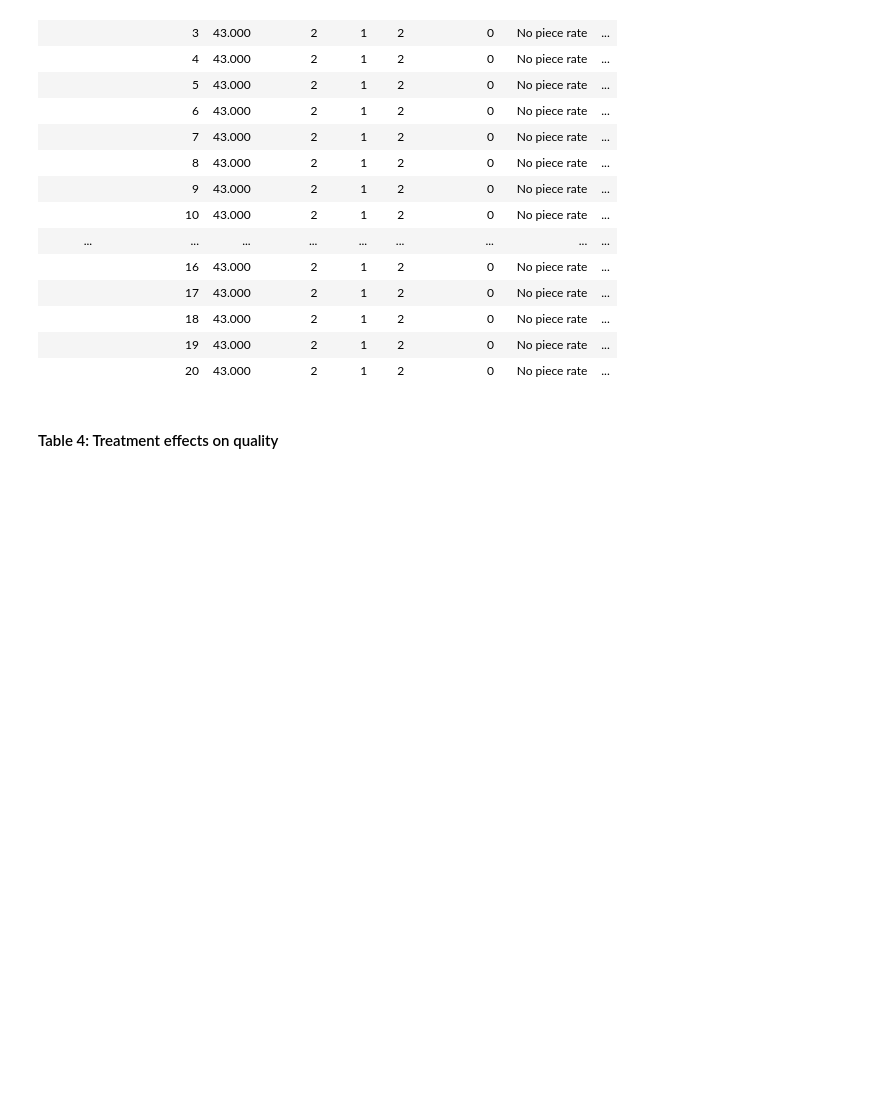
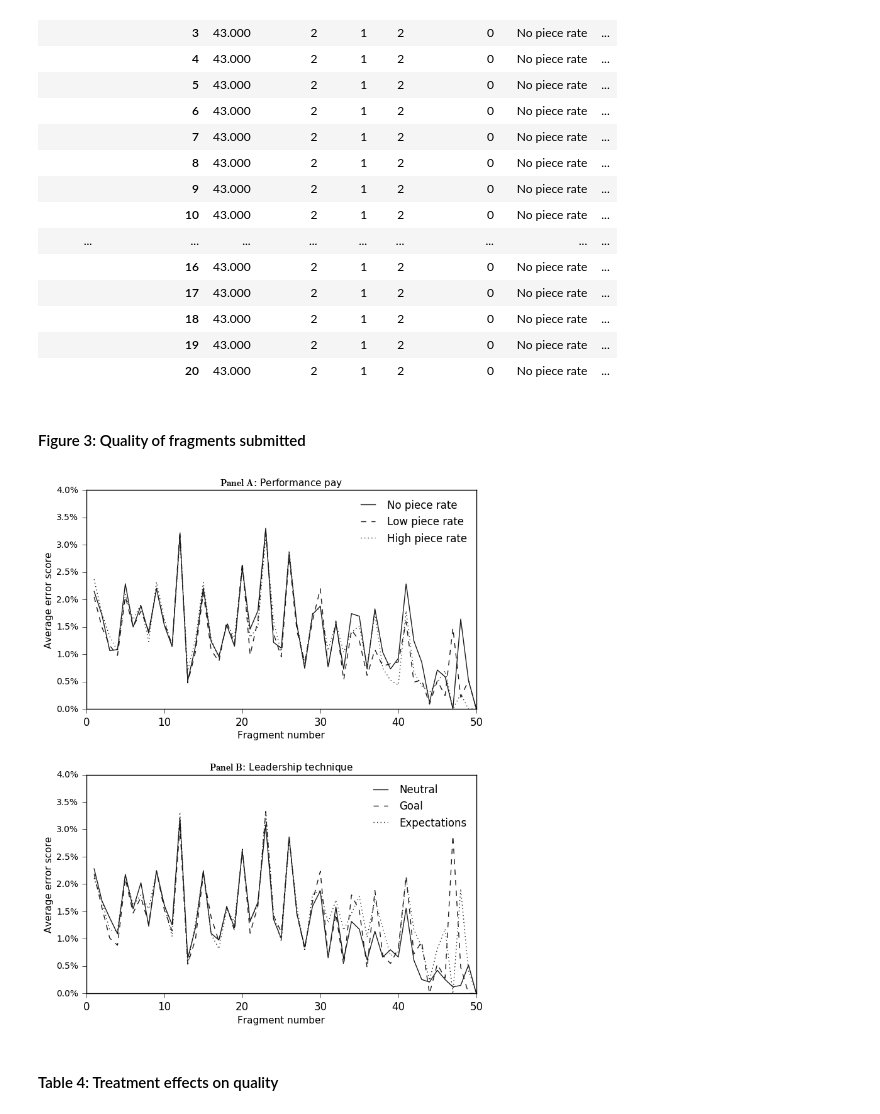
Before and after one commit to sebfest/motivation_and_incentives, a Jupyter notebook: main/notebook/4_treatment_effects_quality.ipynb, the cells around one changed output. Drawn from its saved outputs; the diff is of its cells as text; code cells hidden in the pictures; blank space fills up the shorter version.

```diff
--- a/main/notebook/4_treatment_effects_quality.ipynb
+++ b/main/notebook/4_treatment_effects_quality.ipynb
@@ -35,7 +35,7 @@ from tools import MyPanelModelComparison
 PROJECT_FOLDER = os.path.abspath(os.path.join(os.getcwd(), os.pardir))
 FINAL_DATA_FOLDER = os.path.join(PROJECT_FOLDER, 'data', 'final')
 TABLES_FOLDER = os.path.join(PROJECT_FOLDER, 'reports', 'tables')
-FIGURES_FOLDER = os.path.join(PROJECT_FOLDER, 'reports', 'figures', 'pandas')
+FIGURES_FOLDER = os.path.join(PROJECT_FOLDER, 'reports', 'figures')
 # %% [markdown]
 #### Set display format
 # %%
@@ -122,6 +122,42 @@ df_panel.head(20)
 |  | 18 | 43.000 | 2 | 1 | 2 | 0 | No piece rate | ... |
 |  | 19 | 43.000 | 2 | 1 | 2 | 0 | No piece rate | ... |
 |  | 20 | 43.000 | 2 | 1 | 2 | 0 | No piece rate | ... |
+# %% [markdown]
+#### Figure 3: Quality of fragments submitted
+# %%
+df_edit_ratio_first = df_panel\
+    .groupby('treatment_first')\
+    .apply(lambda x: x.mean(level=1))\
+    .loc[:,'edit_ratio']\
+    .unstack(level=0)\
+    .sort_index(axis=1, ascending=False)
+
+
+df_edit_ratio_second = df_panel\
+    .groupby('treatment_second')\
+    .apply(lambda x: x.mean(level=1))\
+    .loc[:,'edit_ratio']\
+    .unstack(level=0)\
+    .sort_index(axis=1, ascending=False)
+
+fig, axis = plt.subplots(nrows=2, figsize=(8, 10), dpi=100, facecolor='w')
+fig.subplots_adjust(hspace=0.30)
+axis[0].set_title('$\mathbf{Panel \ A}$: Performance pay', **font_kwargs)
+axis[1].set_title('$\mathbf{Panel \ B}$: Leadership technique', **font_kwargs)
+df_edit_ratio_first.plot(ax=axis[0], color='0.1', style=['-', '--',  ':'])
+df_edit_ratio_second.plot(ax=axis[1], color='0.1', style=['-', '--', ':'])
+for ax in axis:
+    ax.tick_params(axis='x', **tick_kwargs)
+    ax.tick_params(axis='y', labelsize='small', **tick_kwargs)
+    ax.set_xlabel("Fragment number", **xlabel_kwargs)
+    ax.set_ylabel("Average error score", **ylabel_kwargs)
+    ax.set_ylim(0.0, .04)
+    ax.set_xlim(0.0, 50)
+    ax.legend(frameon=False, fontsize='medium')
+    ax.yaxis.set_major_formatter(FuncFormatter(lambda y, _: '{:.1%}'.format(y)))
+plt.savefig(os.path.join(FIGURES_FOLDER, 'error_rate.pdf'), bbox_inches='tight')
+# %% [output]
+[figure, added]
 # %% [markdown]
 #### Table 4: Treatment effects on quality <a id='quality'></a>
 # %%
```
Also changed, not shown: parts of 5 cells of this notebook, 6 other files.
